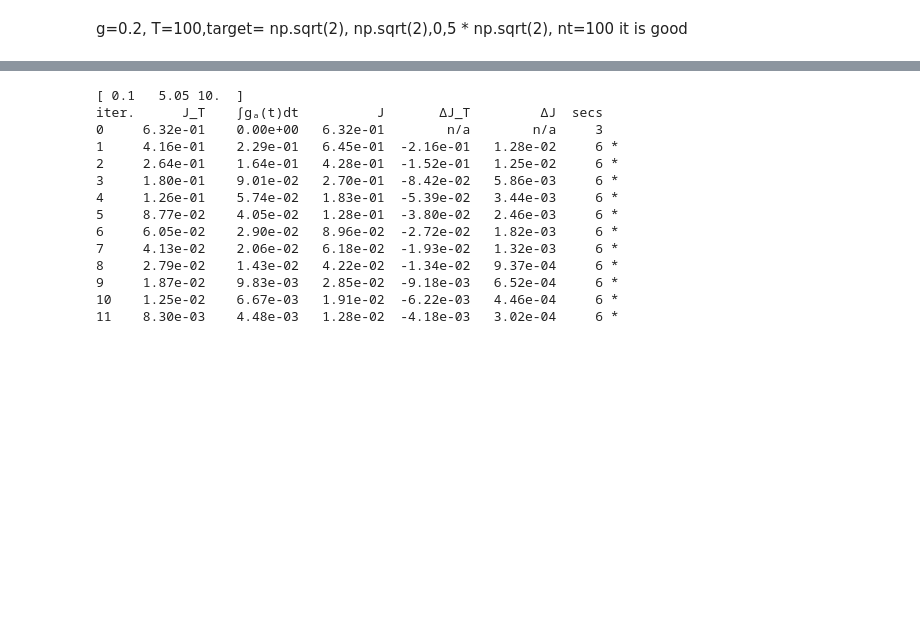
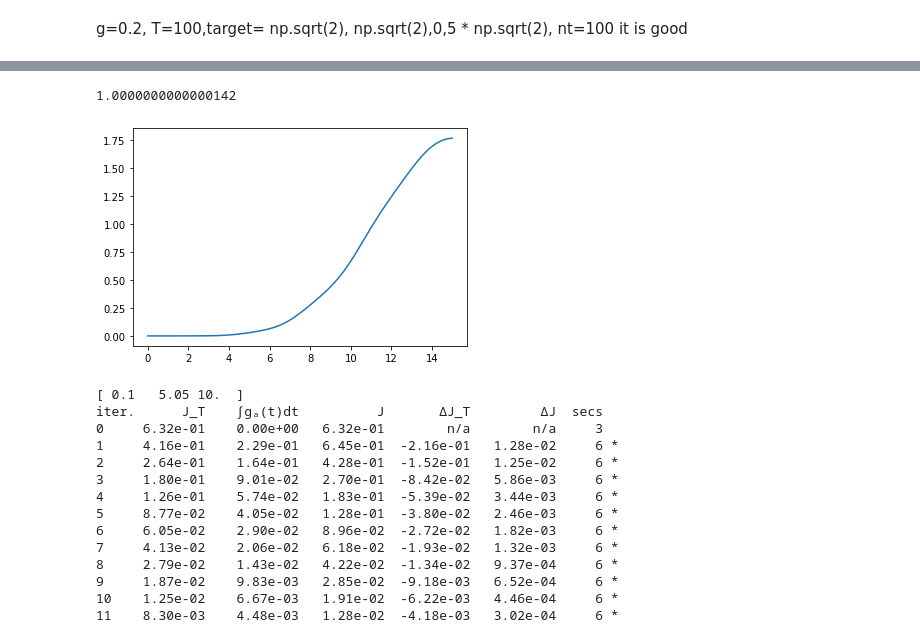
Before and after one commit to gsuarezr/krotov, a Jupyter notebook: Mixed/Linear/Gaussian(dissipation).ipynb, the cells around one changed output, grey strips where cells are left out. Saved outputs shown, nothing was run; the diff lists cells and outputs as text; code cells hidden in the pictures; blank space fills up the shorter version.

```diff
--- a/Mixed/Linear/Gaussian(dissipation).ipynb
+++ b/Mixed/Linear/Gaussian(dissipation).ipynb
@@ -292,3 +314,17 @@ WARNING:matplotlib.legend:No handles with labels found to put in legend.
+# %%
+Energy=np.zeros(nt)
+Ergotropy=np.zeros(nt)
+for i in range (0,nt):
+    vec,covar=conversion(opt_result.states[0][i])
+    Energy[i]=1/2*(np.real(covar[2,2])+np.real(covar[3,3])+(np.real(vec[2]))**2+(np.real(vec[3]))**2)-1/2
+    D=np.real((1+2*np.real(Energy[i])-np.abs(np.real(vec[2])+1j*np.real(vec[3]))**2)**2-4*np.abs(1/2*(np.real(covar[2,2])+np.real(vec[2])**2-(np.real(covar[3,3])+np.real(vec[3])**2)+1j*2*(np.real(covar[2,3])+np.real(vec[2])*np.real(vec[3])))-1/2*(np.real(vec[2])+1j*np.real(vec[3]))**2)**2)
+    Ergotropy[i]=np.real(Energy[i]-(np.sqrt(D)-1)/2)
+
+plt.plot(tlist,Energy)
+print(Ergotropy[nt-1]/Energy[nt-1])
+# %% [output]
+1.0000000000000142
+[figure, added]
 # %%
 omega=5
 ampl0=0.000001
```
Also changed, not shown: parts of 12 cells of this notebook, 14 other files.
